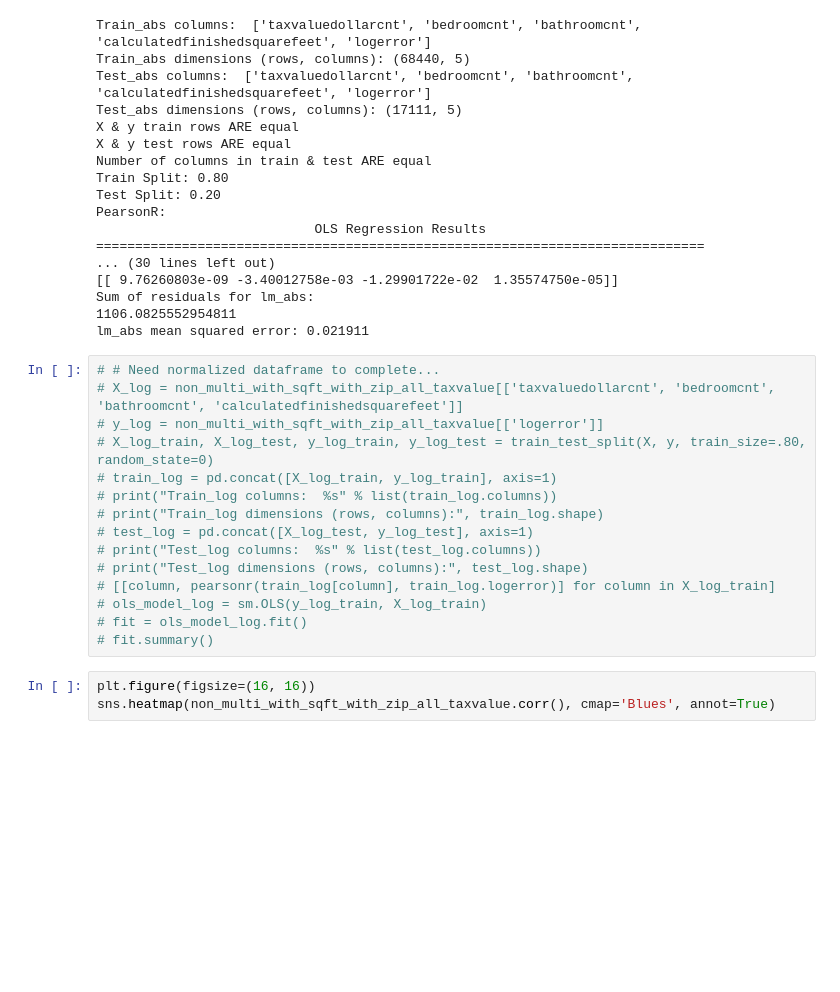
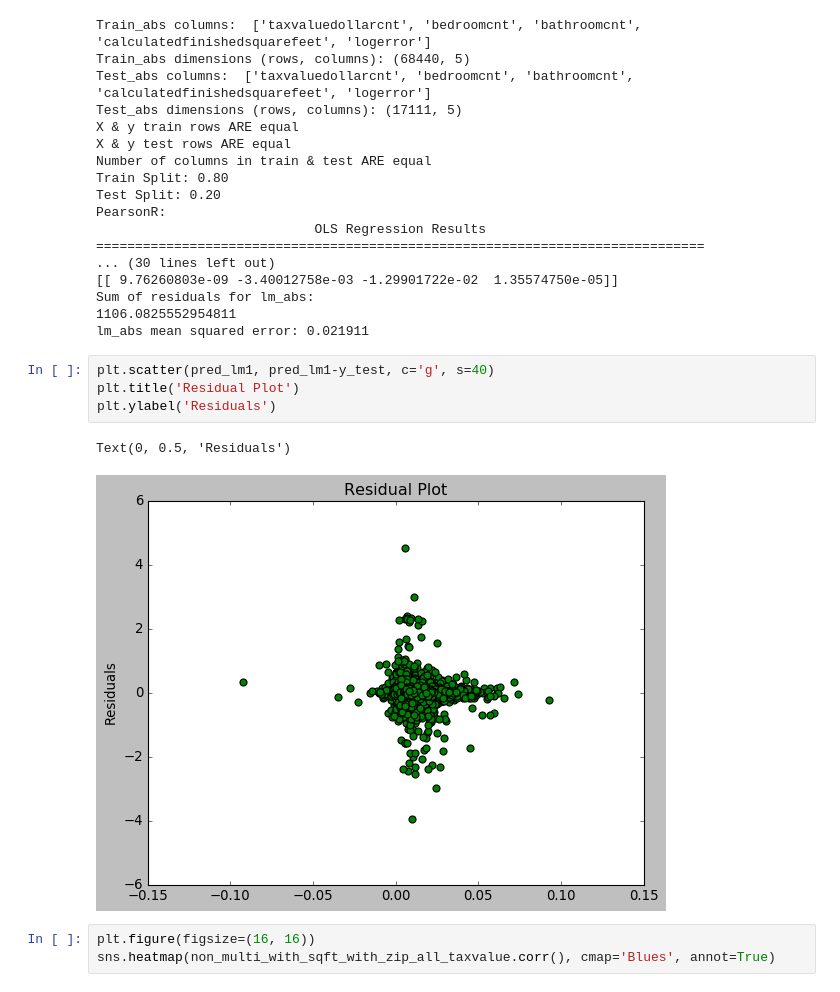
Before and after one commit to josephburton06/Codeup_Data_Science_Projects, a Jupyter notebook: Regression_Project_JosephBurton.ipynb, the cells around one changed output. Saved outputs shown, nothing was run; the diff lists cells and outputs as text; blank space fills up the shorter version.

Commit message:
Add residual plot for first model

```diff
--- a/Regression_Project_JosephBurton.ipynb
+++ b/Regression_Project_JosephBurton.ipynb
@@ -1013,21 +1013,13 @@ PearsonR:
 Sum of residuals for lm_abs:
 1106.0825552954811
 lm_abs mean squared error: 0.021911
-# %%
-# # Need normalized dataframe to complete...
-# X_log = non_multi_with_sqft_with_zip_all_taxvalue[['taxvaluedollarcnt', 'bedroomcnt', 'bathroomcnt', 'calculatedfinishedsquarefeet']]
-# y_log = non_multi_with_sqft_with_zip_all_taxvalue[['logerror']]
-# X_log_train, X_log_test, y_log_train, y_log_test = train_test_split(X, y, train_size=.80, random_state=0)
-# train_log = pd.concat([X_log_train, y_log_train], axis=1)
-# print("Train_log columns:  %s" % list(train_log.columns))
-# print("Train_log dimensions (rows, columns):", train_log.shape)
-# test_log = pd.concat([X_log_test, y_log_test], axis=1)
-# print("Test_log columns:  %s" % list(test_log.columns))
-# print("Test_log dimensions (rows, columns):", test_log.shape)
-# [[column, pearsonr(train_log[column], train_log.logerror)] for column in X_log_train]
-# ols_model_log = sm.OLS(y_log_train, X_log_train)
-# fit = ols_model_log.fit()
-# fit.summary()
+# %%
+plt.scatter(pred_lm1, pred_lm1-y_test, c='g', s=40)
+plt.title('Residual Plot')
+plt.ylabel('Residuals')
+# %% [output]
+Text(0, 0.5, 'Residuals')
+[figure, added]
 # %%
 plt.figure(figsize=(16, 16))
 sns.heatmap(non_multi_with_sqft_with_zip_all_taxvalue.corr(), cmap='Blues', annot=True)
```
